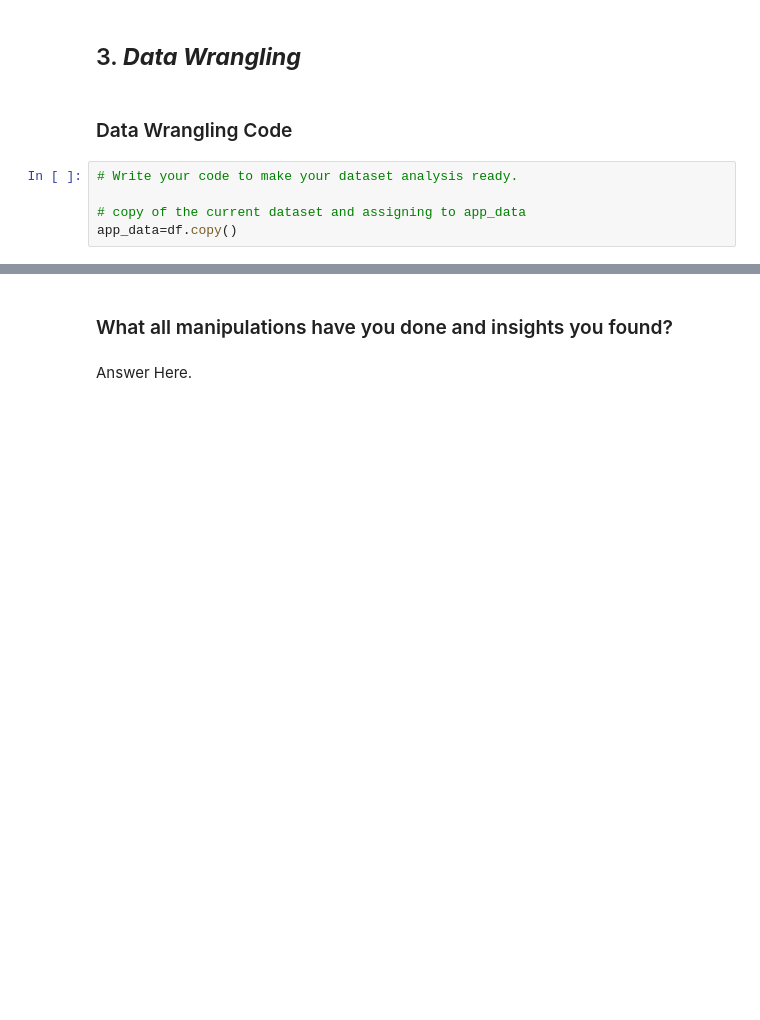
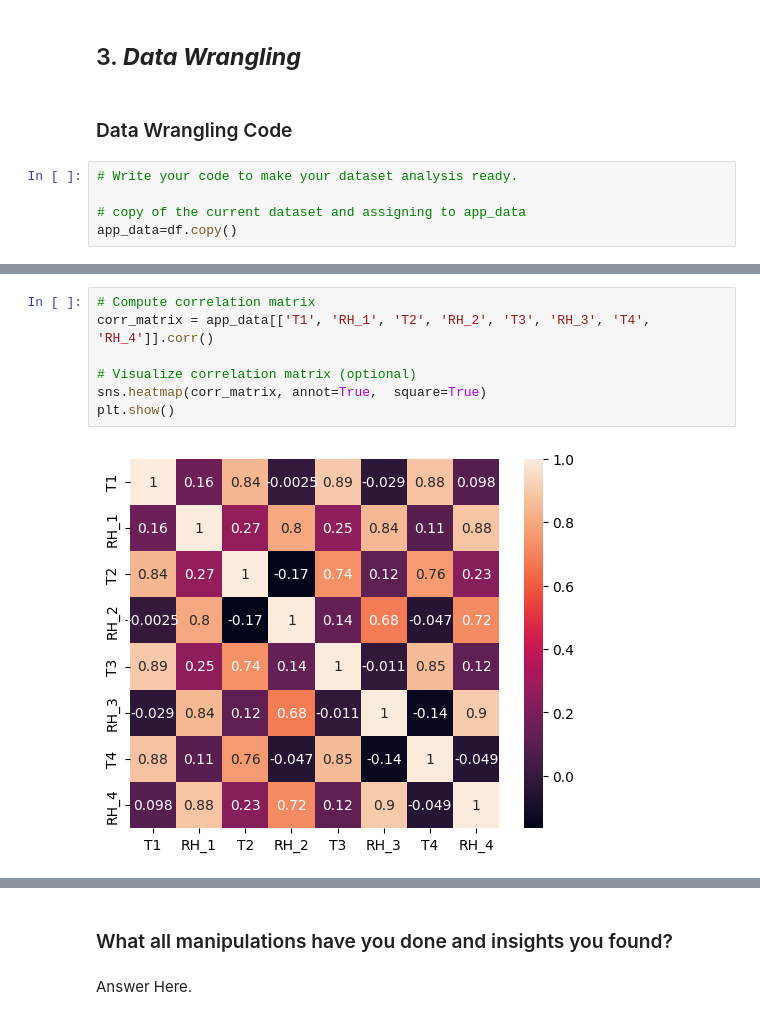
Before and after one commit to ruksz/EnergyPredictionML, a Jupyter notebook: ML_Capstone_Project_Appliance_Energy_Prediction_.ipynb, the cells around one changed output, grey strips where cells are left out. Cells and saved outputs as stored; diff of their text form; blank space fills up the shorter version.

```diff
--- a/ML_Capstone_Project_Appliance_Energy_Prediction_.ipynb
+++ b/ML_Capstone_Project_Appliance_Energy_Prediction_.ipynb
@@ -316,0 +334,9 @@ app_data.head()
+# %%
+# Compute correlation matrix
+corr_matrix = app_data[['T1', 'RH_1', 'T2', 'RH_2', 'T3', 'RH_3', 'T4', 'RH_4']].corr()
+
+# Visualize correlation matrix (optional)
+sns.heatmap(corr_matrix, annot=True,  square=True)
+plt.show()
+# %% [output]
+[figure, added]
```
Also changed, not shown: parts of 6 cells of this notebook.
